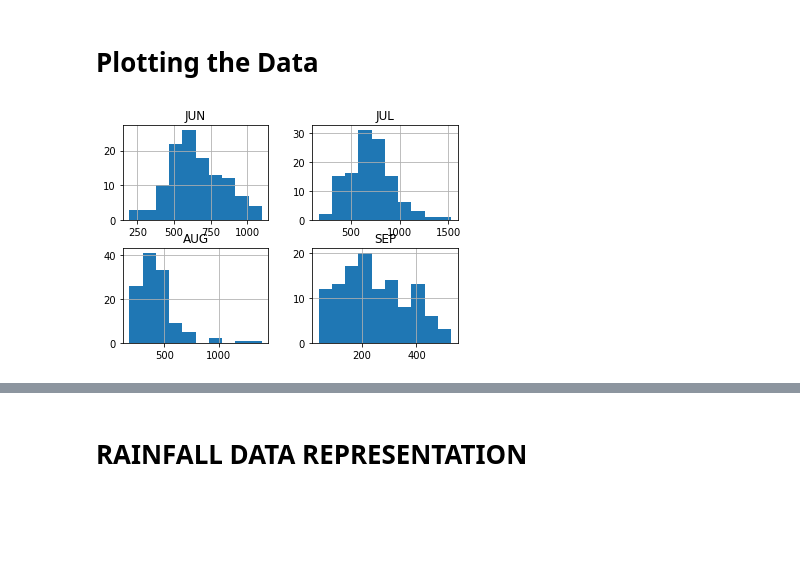
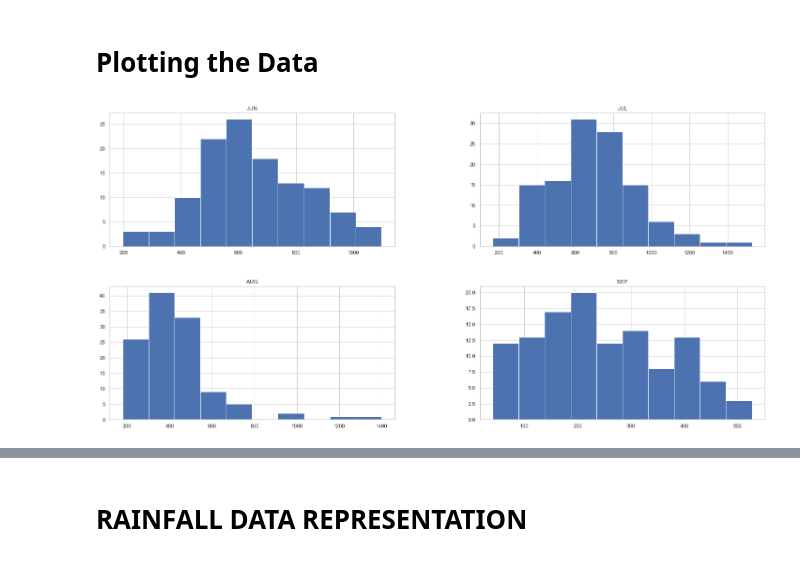
Before and after one commit to Himangshu1086/Flood-Prediction-Unit-Hydrography-and-ML, a Jupyter notebook: Flood_Prediction.ipynb, the cells around one changed output, grey strips where cells are left out. Cells and saved outputs as stored; diff of their text form; code cells hidden in the pictures; blank space fills up the shorter version.

```diff
--- a/Flood_Prediction.ipynb
+++ b/Flood_Prediction.ipynb
@@ -179,0 +185,2 @@ Name: FLOODS, Length: 118, dtype: int64
+# %%
+sns.set(style='whitegrid', color_codes=True)
@@ -187,10 +222,10 @@ sns.scatterplot(data=data, x="YEAR", y='ANNUALRAINFALL' , hue="FLOODS")
 # %%
 import matplotlib.pyplot as plt
 # sets the backend of matplotlib to the 'inline' backend.
 %matplotlib inline
 c = data[['JUN','JUL','AUG','SEP']]
-c.hist()
+c.hist(figsize=(25,12))
 plt.show()
 # How the rainfall index vary during rainy season
 # %% [output]
-[figure, old version]
+[figure, new version]
```
Also changed, not shown: parts of 61 cells of this notebook, 9 other files.
